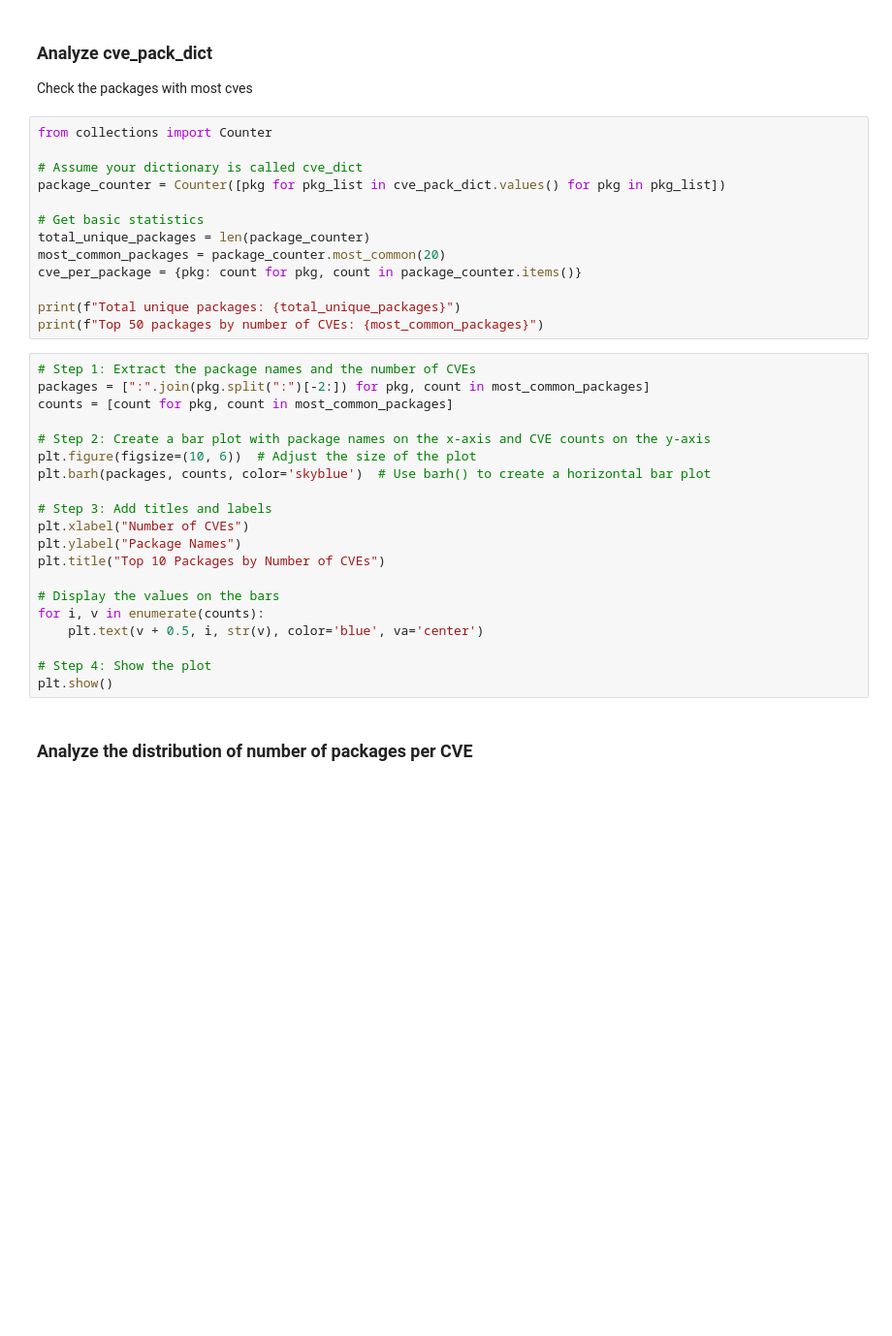
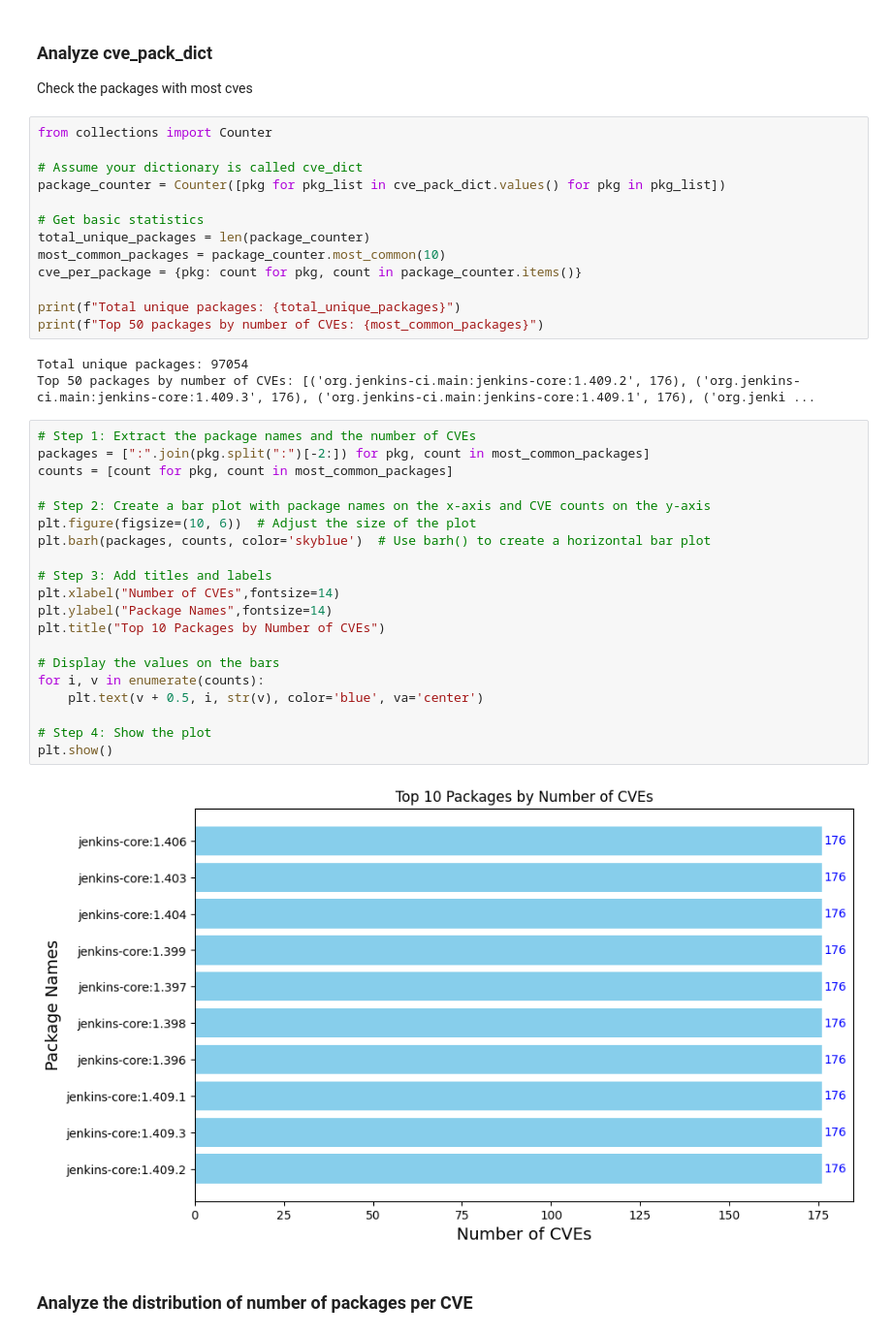
Before and after one commit to Wapiti08/DPAnalyzer, a Jupyter notebook: exp/json_exp.ipynb, the cells around one changed output. Shown at 97% size. Saved outputs shown, nothing was run; the diff lists cells and outputs as text; blank space fills up the shorter version.

```diff
--- a/exp/json_exp.ipynb
+++ b/exp/json_exp.ipynb
@@ -273,31 +273,36 @@ package_counter = Counter([pkg for pkg_list in cve_pack_dict.values() for pkg in
 
 # Get basic statistics
 total_unique_packages = len(package_counter)
-most_common_packages = package_counter.most_common(20)
+most_common_packages = package_counter.most_common(10)
 cve_per_package = {pkg: count for pkg, count in package_counter.items()}
 
 print(f"Total unique packages: {total_unique_packages}")
 print(f"Top 50 packages by number of CVEs: {most_common_packages}")
+# %% [output]
+Total unique packages: 97054
+Top 50 packages by number of CVEs: [('org.jenkins-ci.main:jenkins-core:1.409.2', 176), ('org.jenkins-ci.main:jenkins-core:1.409.3', 176), ('org.jenkins-ci.main:jenkins-core:1.409.1', 176), ('org.jenki ...
 # %%
 # Step 1: Extract the package names and the number of CVEs
 packages = [":".join(pkg.split(":")[-2:]) for pkg, count in most_common_packages]
 counts = [count for pkg, count in most_common_packages]
 
 # Step 2: Create a bar plot with package names on the x-axis and CVE counts on the y-axis
 plt.figure(figsize=(10, 6))  # Adjust the size of the plot
 plt.barh(packages, counts, color='skyblue')  # Use barh() to create a horizontal bar plot
 
 # Step 3: Add titles and labels
-plt.xlabel("Number of CVEs")
-plt.ylabel("Package Names")
+plt.xlabel("Number of CVEs",fontsize=14)
+plt.ylabel("Package Names",fontsize=14)
 plt.title("Top 10 Packages by Number of CVEs")
 
 # Display the values on the bars
 for i, v in enumerate(counts):
     plt.text(v + 0.5, i, str(v), color='blue', va='center')
 
 # Step 4: Show the plot
 plt.show()
+# %% [output]
+[figure, added]
 # %% [markdown]
 ### Analyze the distribution of number of packages per CVE
 # %%
```
Also changed, not shown: parts of 17 cells of this notebook, 6 other files.
